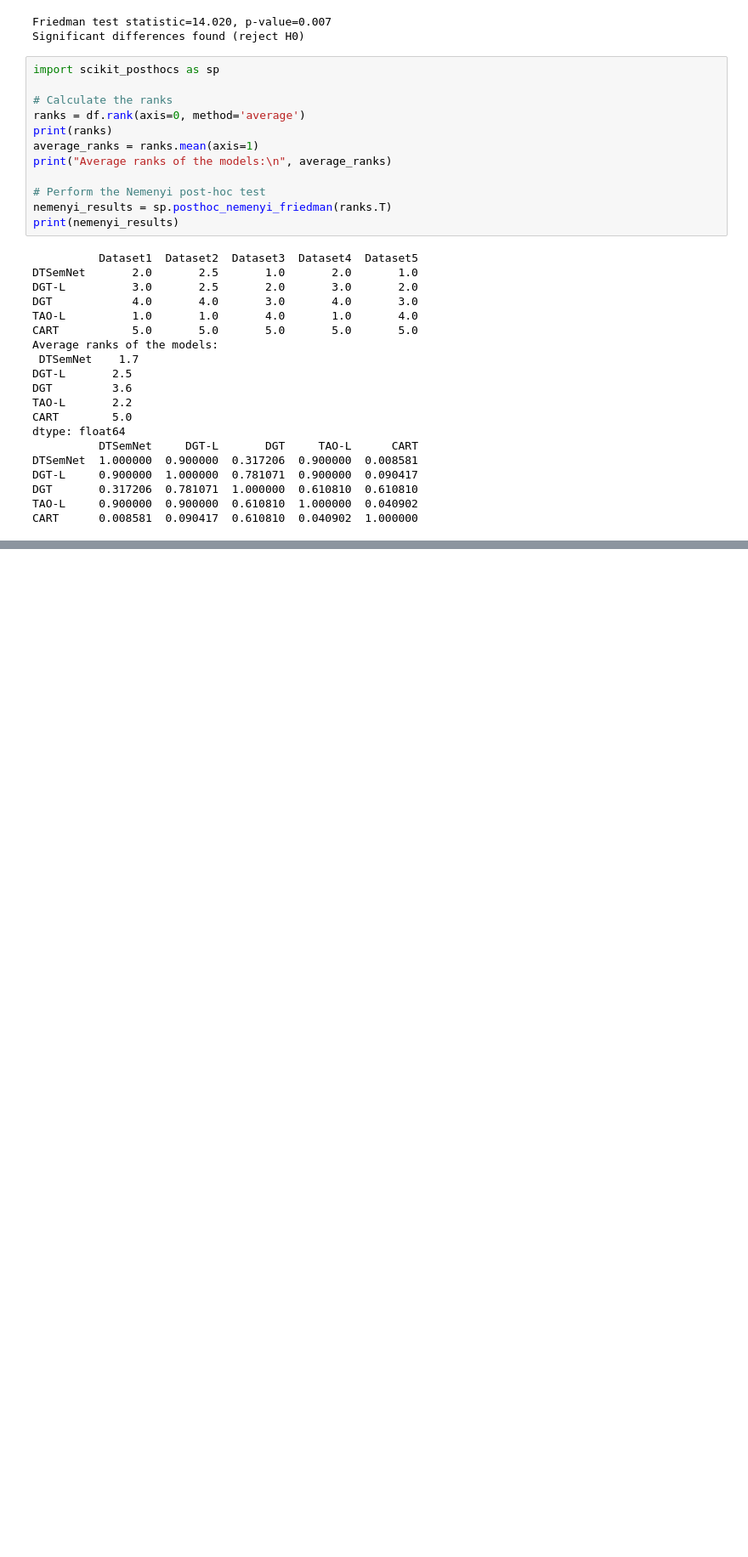
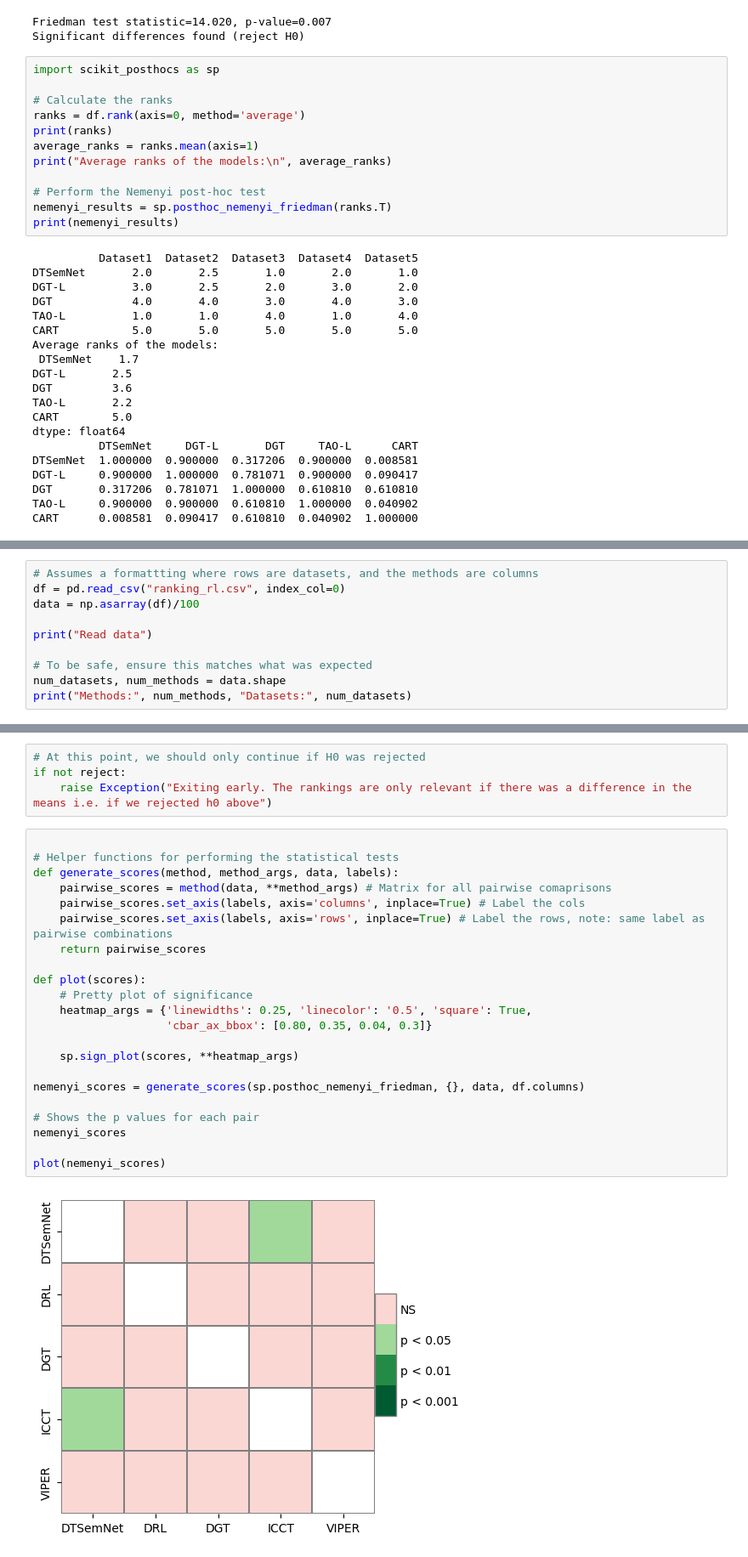
Before and after one commit to CPS-research-group/dtsemnet, a Jupyter notebook: results/StatisticalTests.ipynb, the cells around one changed output, grey strips where cells are left out. Shown: that part at 85% size. Saved outputs shown, nothing was run; the diff lists cells and outputs as text; blank space fills up the shorter version.

```diff
--- a/results/StatisticalTests.ipynb
+++ b/results/StatisticalTests.ipynb
@@ -315,0 +318,10 @@ CART      0.008581  0.090417  0.610810  0.040902  1.000000
+# %%
+# Assumes a formattting where rows are datasets, and the methods are columns
+df = pd.read_csv("ranking_rl.csv", index_col=0)
+data = np.asarray(df)/100
+
+print("Read data")
+
+# To be safe, ensure this matches what was expected
+num_datasets, num_methods = data.shape
+print("Methods:", num_methods, "Datasets:", num_datasets)
@@ -315,0 +347,28 @@ CART      0.008581  0.090417  0.610810  0.040902  1.000000
+# %%
+# At this point, we should only continue if H0 was rejected
+if not reject:
+    raise Exception("Exiting early. The rankings are only relevant if there was a difference in the means i.e. if we rejected h0 above")
+# %%
+
+# Helper functions for performing the statistical tests
+def generate_scores(method, method_args, data, labels):
+    pairwise_scores = method(data, **method_args) # Matrix for all pairwise comaprisons
+    pairwise_scores.set_axis(labels, axis='columns', inplace=True) # Label the cols
+    pairwise_scores.set_axis(labels, axis='rows', inplace=True) # Label the rows, note: same label as pairwise combinations
+    return pairwise_scores
+
+def plot(scores):
+    # Pretty plot of significance
+    heatmap_args = {'linewidths': 0.25, 'linecolor': '0.5', 'square': True,
+                    'cbar_ax_bbox': [0.80, 0.35, 0.04, 0.3]}
+
+    sp.sign_plot(scores, **heatmap_args)
+
+nemenyi_scores = generate_scores(sp.posthoc_nemenyi_friedman, {}, data, df.columns)
+
+# Shows the p values for each pair
+nemenyi_scores
+
+plot(nemenyi_scores)
+# %% [output]
+[figure, added]
```
Also changed, not shown: parts of 6 cells of this notebook, 11 other files.
